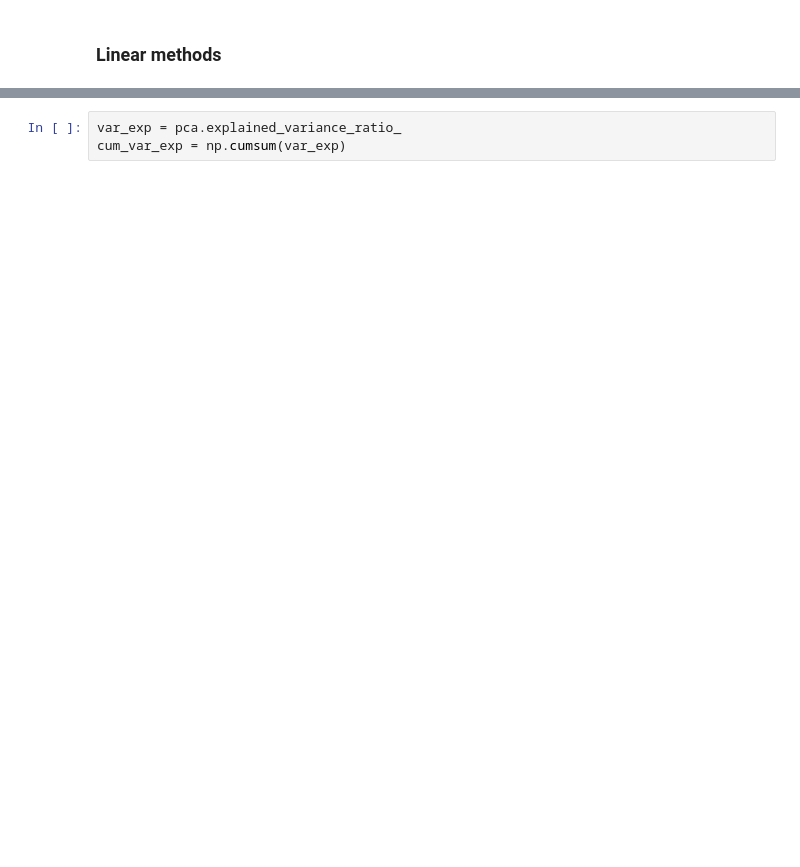
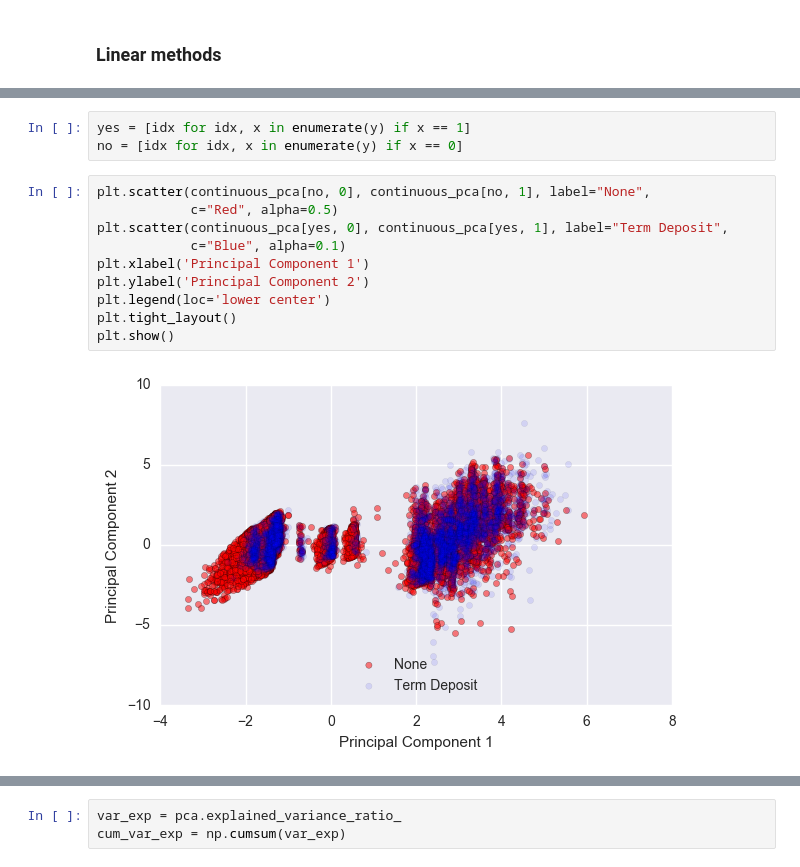
Before and after one commit to k2datascience/classification-example, a Jupyter notebook: 2-Preprocessing-Feature-Engineering.ipynb, the cells around one changed output, grey strips where cells are left out. Drawn from its saved outputs; the diff is of its cells as text; blank space fills up the shorter version.

```diff
--- a/2-Preprocessing-Feature-Engineering.ipynb
+++ b/2-Preprocessing-Feature-Engineering.ipynb
@@ -144,0 +149,15 @@ plt.show()
+# %%
+yes = [idx for idx, x in enumerate(y) if x == 1]
+no = [idx for idx, x in enumerate(y) if x == 0]
+# %%
+plt.scatter(continuous_pca[no, 0], continuous_pca[no, 1], label="None",
+            c="Red", alpha=0.5)
+plt.scatter(continuous_pca[yes, 0], continuous_pca[yes, 1], label="Term Deposit",
+            c="Blue", alpha=0.1)
+plt.xlabel('Principal Component 1')
+plt.ylabel('Principal Component 2')
+plt.legend(loc='lower center')
+plt.tight_layout()
+plt.show()
+# %% [output]
+[figure, added]
```
Also changed, not shown: parts of 23 cells of this notebook, 9 other files.
